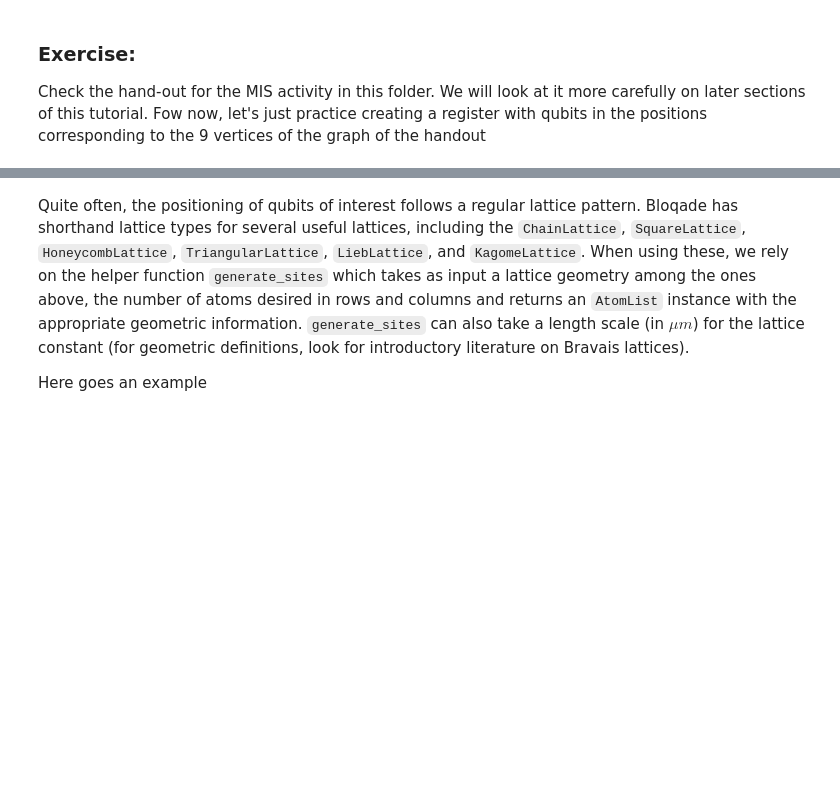
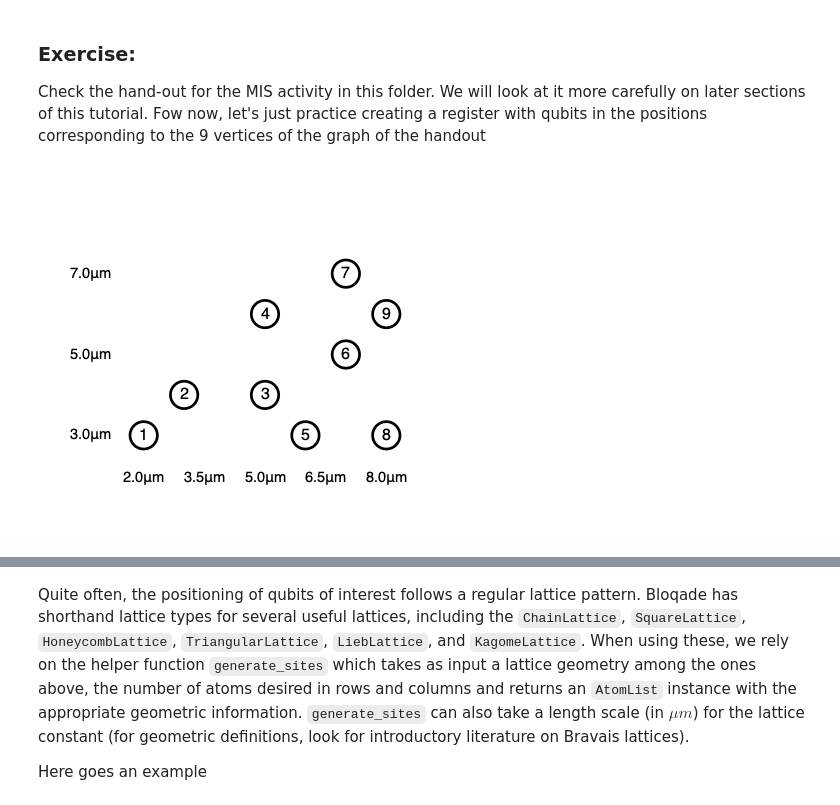
Before and after one commit to QuEraComputing/quera-education, a Jupyter notebook: 1_Basics/Section_I_Bloqade_activities.ipynb, the cells around one changed output, grey strips where cells are left out. Saved outputs shown, nothing was run; the diff lists cells and outputs as text; code cells hidden in the pictures; blank space fills up the shorter version.

```diff
--- a/1_Basics/Section_I_Bloqade_activities.ipynb
+++ b/1_Basics/Section_I_Bloqade_activities.ipynb
@@ -84,3 +84,7 @@ atom_coordinate
 ### Exercise:
 
 Check the hand-out for the MIS activity in this folder. We will look at it more carefully on later sections of this tutorial. Fow now, let's just practice creating a register with qubits in the positions corresponding to the 9 vertices of the graph of the handout
+# %%
+AtomList([(2,3),(3,4),(5,4),(5,6),(6,3),(7,5),(7,7),(8,3),(8,6)])
+# %% [output]
+[figure, added]
```
Also changed, not shown: parts of 4 cells of this notebook, 5 other files.
